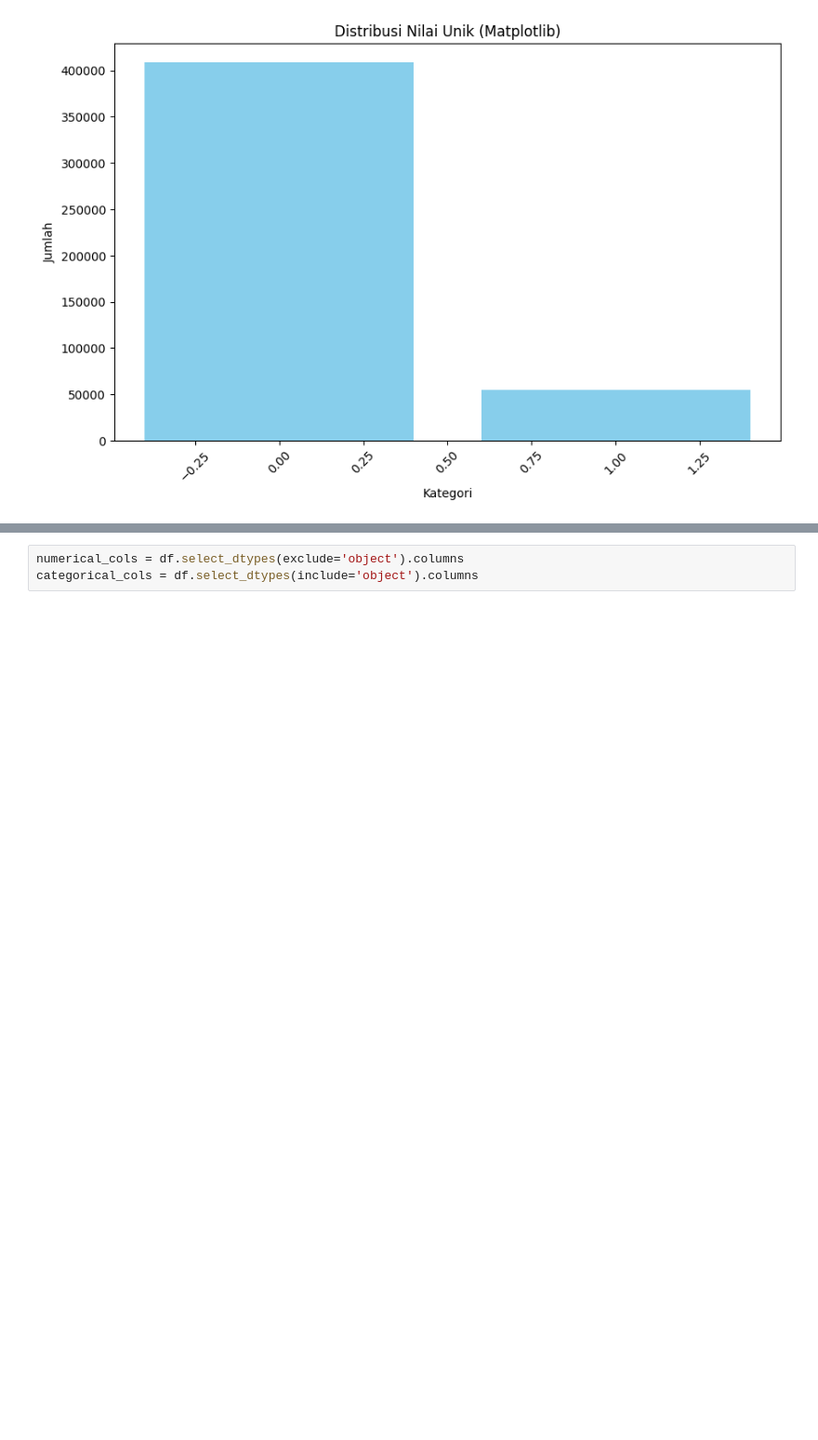
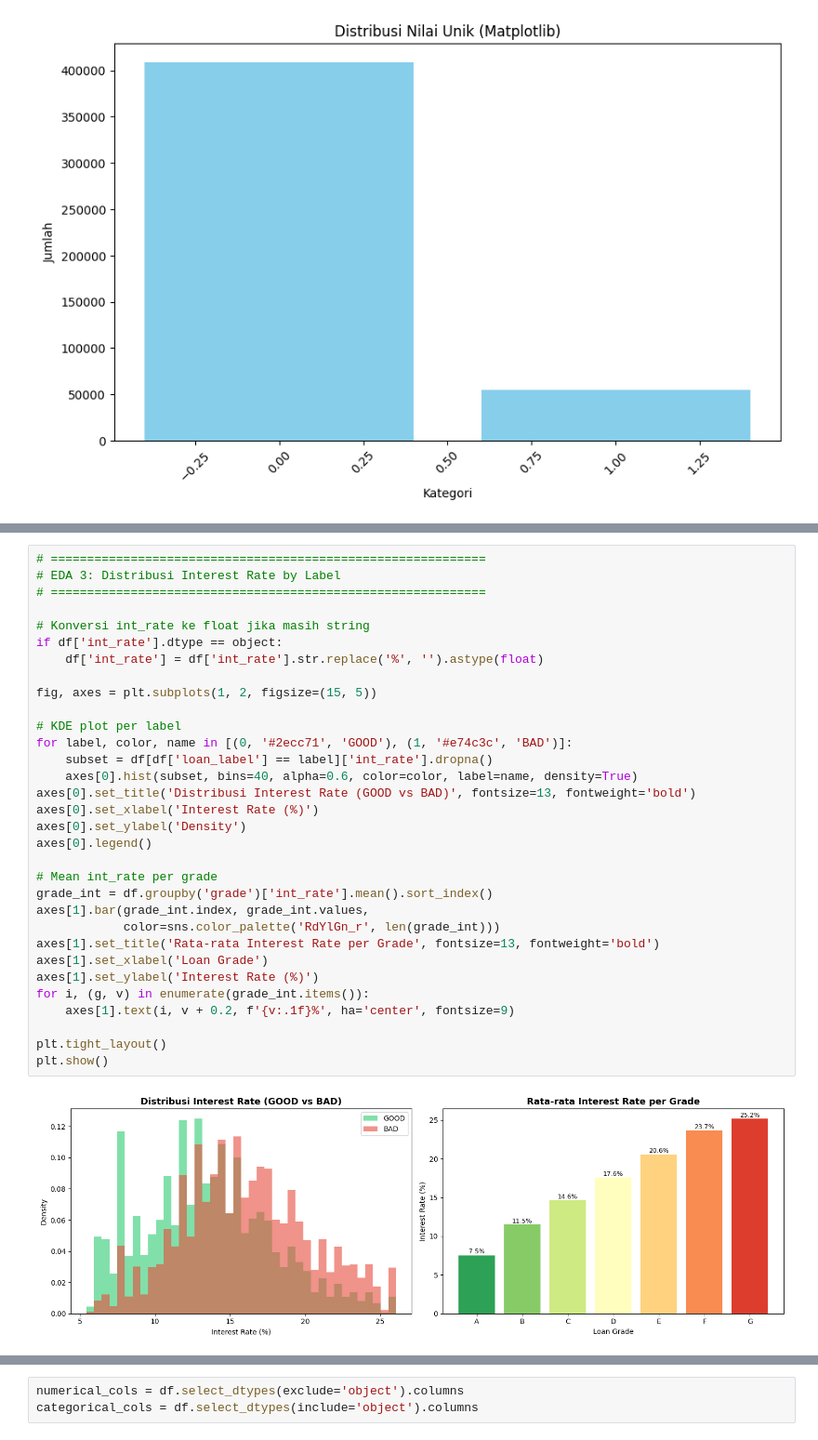
Before and after one commit to rfaoktvian/FinalProjectIDXPartners, a Jupyter notebook: main.ipynb, the cells around one changed output, grey strips where cells are left out. Shown at 93% size. Cells and saved outputs as stored; diff of their text form; blank space fills up the shorter version.

Commit message:
interest rate analysis

```diff
--- a/main.ipynb
+++ b/main.ipynb
@@ -260,0 +338,34 @@ plt.show()
+# %%
+# ============================================================
+# EDA 3: Distribusi Interest Rate by Label
+# ============================================================
+
+# Konversi int_rate ke float jika masih string
+if df['int_rate'].dtype == object:
+    df['int_rate'] = df['int_rate'].str.replace('%', '').astype(float)
+
+fig, axes = plt.subplots(1, 2, figsize=(15, 5))
+
+# KDE plot per label
+for label, color, name in [(0, '#2ecc71', 'GOOD'), (1, '#e74c3c', 'BAD')]:
+    subset = df[df['loan_label'] == label]['int_rate'].dropna()
+    axes[0].hist(subset, bins=40, alpha=0.6, color=color, label=name, density=True)
+axes[0].set_title('Distribusi Interest Rate (GOOD vs BAD)', fontsize=13, fontweight='bold')
+axes[0].set_xlabel('Interest Rate (%)')
+axes[0].set_ylabel('Density')
+axes[0].legend()
+
+# Mean int_rate per grade
+grade_int = df.groupby('grade')['int_rate'].mean().sort_index()
+axes[1].bar(grade_int.index, grade_int.values,
+            color=sns.color_palette('RdYlGn_r', len(grade_int)))
+axes[1].set_title('Rata-rata Interest Rate per Grade', fontsize=13, fontweight='bold')
+axes[1].set_xlabel('Loan Grade')
+axes[1].set_ylabel('Interest Rate (%)')
+for i, (g, v) in enumerate(grade_int.items()):
+    axes[1].text(i, v + 0.2, f'{v:.1f}%', ha='center', fontsize=9)
+
+plt.tight_layout()
+plt.show()
+# %% [output]
+[figure, added]
```
Also changed, not shown: parts of 5 cells of this notebook.
